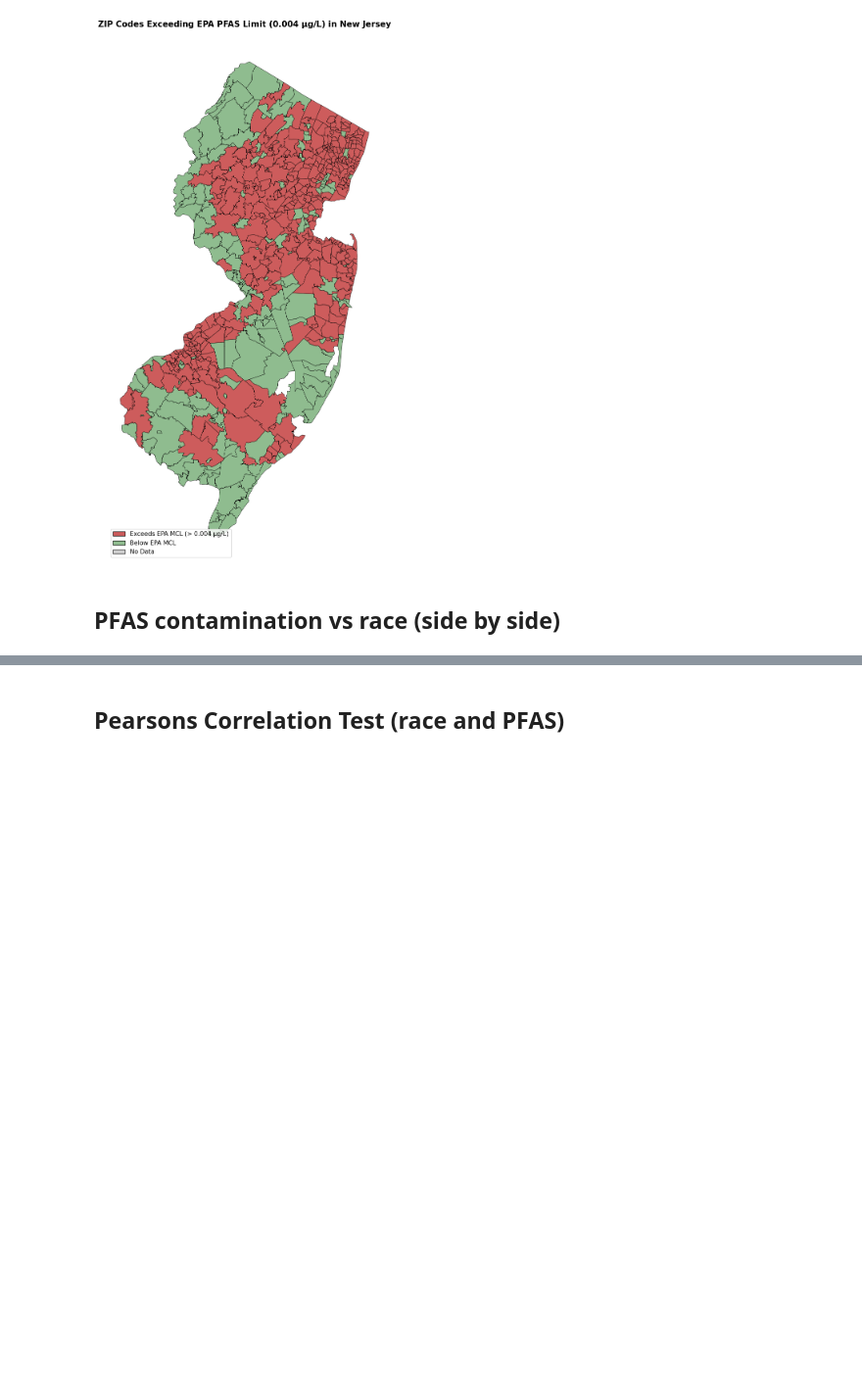
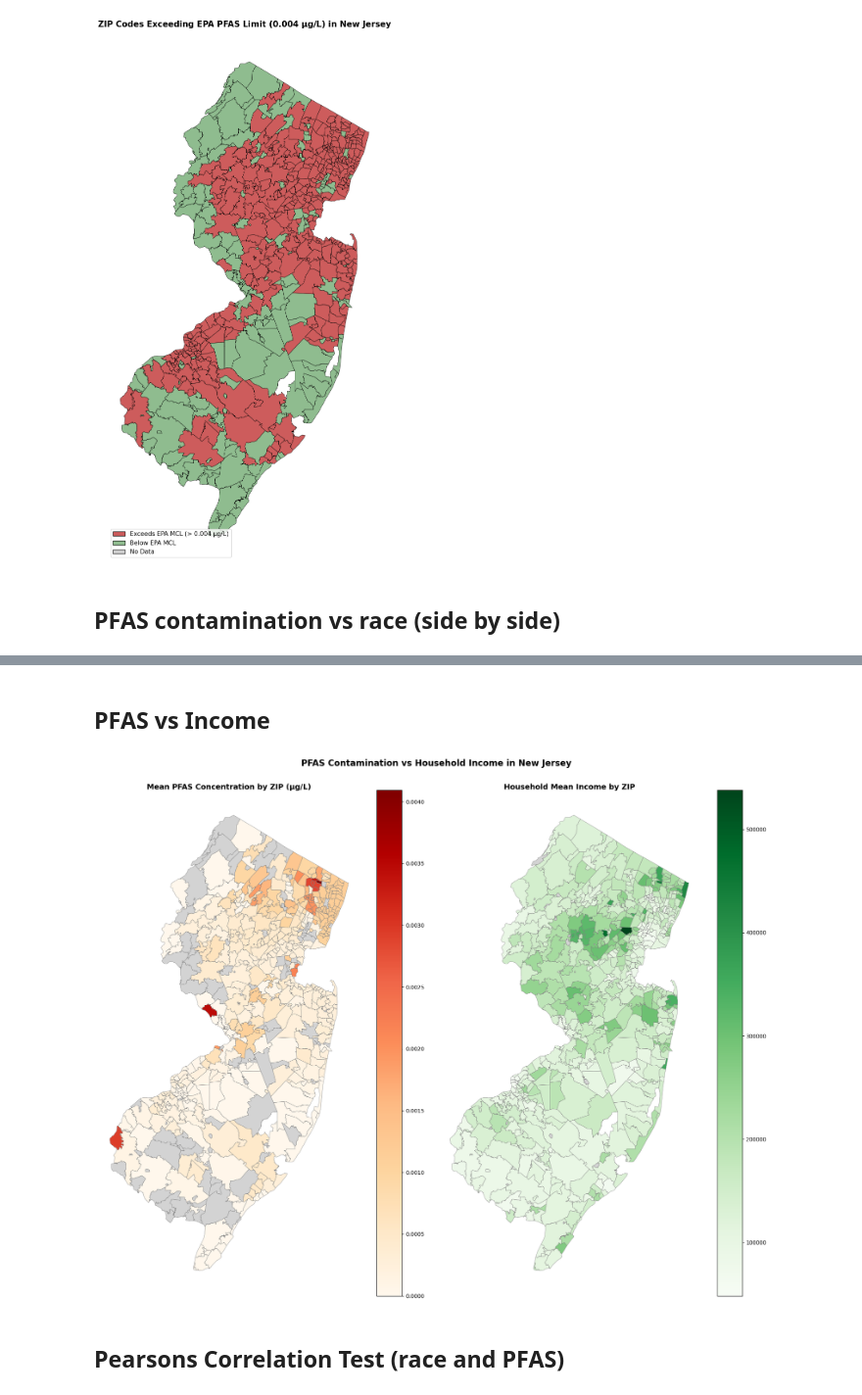
Before and after one commit to Charcharbinks28/QSS20-CW-Final, a Jupyter notebook: code/03_visualize_me_search.ipynb, the cells around one changed output, grey strips where cells are left out. Shown at 98% size. Saved outputs shown, nothing was run; the diff lists cells and outputs as text; code cells hidden in the pictures; blank space fills up the shorter version.

```diff
--- a/code/03_visualize_me_search.ipynb
+++ b/code/03_visualize_me_search.ipynb
@@ -174,3 +176,47 @@ plt.show()
+# %% [markdown]
+## PFAS vs Income
+# %%
+fig, axes = plt.subplots(1, 2, figsize=(18, 14))
+
+# Left — mean PFAS
+map_df.plot(
+    column       = 'mean_pfas',
+    cmap         = 'OrRd',
+    linewidth    = 0.5,
+    edgecolor    = 'grey',
+    legend       = True,
+    missing_kwds = {'color': 'lightgrey'},
+    ax           = axes[0]
+)
+legend = axes[0].get_legend()
+if legend is not None:
+    legend.set_title('PFAS (µg/L)', prop={'size': 10})
+axes[0].set_title('Mean PFAS Concentration by ZIP (µg/L)', fontsize=14, fontweight='bold')
+axes[0].set_axis_off()
+
+# Right — mean household income
+map_df.plot(
+    column       = 'hh_mean_income',
+    cmap         = 'Greens',
+    linewidth    = 0.5,
+    edgecolor    = 'grey',
+    legend       = True,
+    missing_kwds = {'color': 'lightgrey'},
+    ax           = axes[1]
+)
+legend = axes[1].get_legend()
+if legend is not None:
+    legend.set_title('Income', prop={'size': 10})
+axes[1].set_title('Household Mean Income by ZIP', fontsize=14, fontweight='bold')
+axes[1].set_axis_off()
+
+plt.suptitle('PFAS Contamination vs Household Income in New Jersey',
+             fontsize=16, fontweight='bold', y=1.02)
+plt.tight_layout()
+plt.savefig('output/nj_pfas_vs_income_map.png', dpi=300, bbox_inches='tight')
+plt.show()
+# %% [output]
+[figure, added]
 # %% [markdown]
 ## Pearsons Correlation Test (race and PFAS)
 # %%
```
Also changed, not shown: parts of 11 cells of this notebook.
